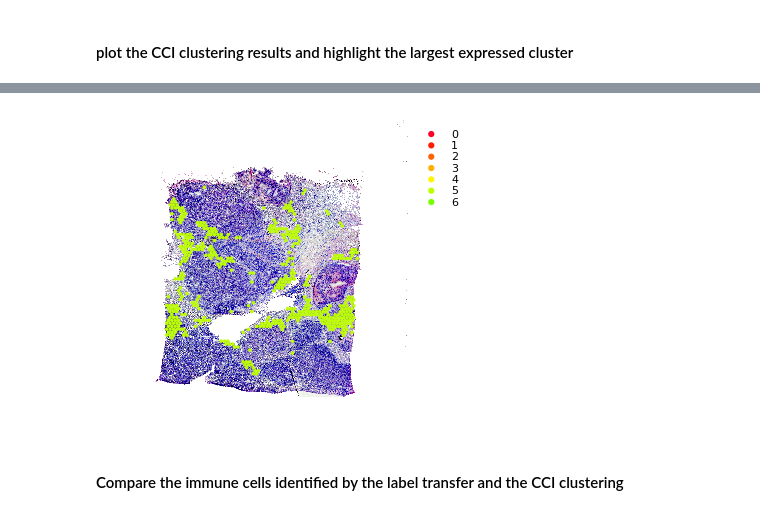
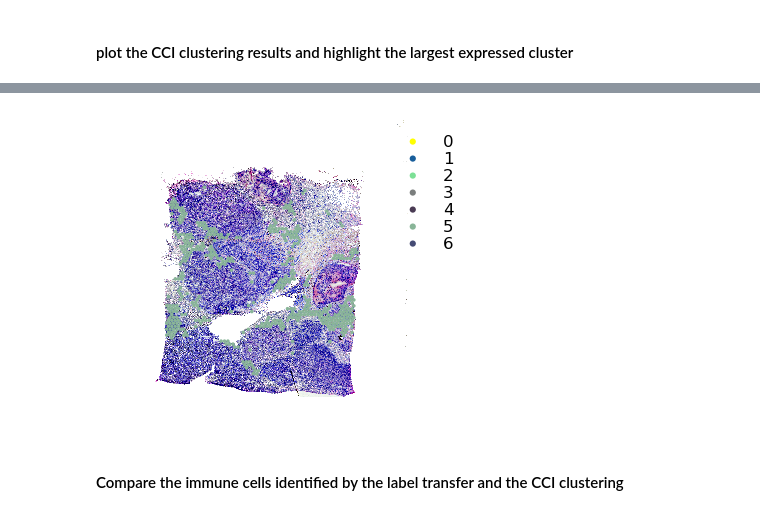
Before and after one commit to BiomedicalMachineLearning/stLearn, a Jupyter notebook: tutorials/cci.ipynb, the cells around one changed output, grey strips where cells are left out. Cells and saved outputs as stored; diff of their text form; code cells hidden in the pictures.

```diff
--- a/tutorials/cci.ipynb
+++ b/tutorials/cci.ipynb
@@ -119,7 +124,7 @@ st.pl.cluster_plot(data,use_label="lr_neighbours_louvain", dpi=100)
 # %%
-st.pl.cluster_plot(data,use_label="lr_neighbours_louvain",list_cluster=[data.uns['lr_neighbours_louvain_max']], dpi=100)
+st.pl.cluster_plot(data,use_label="lr_neighbours_louvain",list_cluster=[data.uns['lr_neighbours_louvain_max']], cmap='default_102', dpi=100, name='lr_neighbours_louvain', output='.')
 # %% [output]
-[figure, old version]
+[figure, new version]
 # %% [markdown]
 #### Compare the immune cells identified by the label transfer and the CCI clustering
 # %%
```
Also changed, not shown: parts of 12 cells of this notebook.
